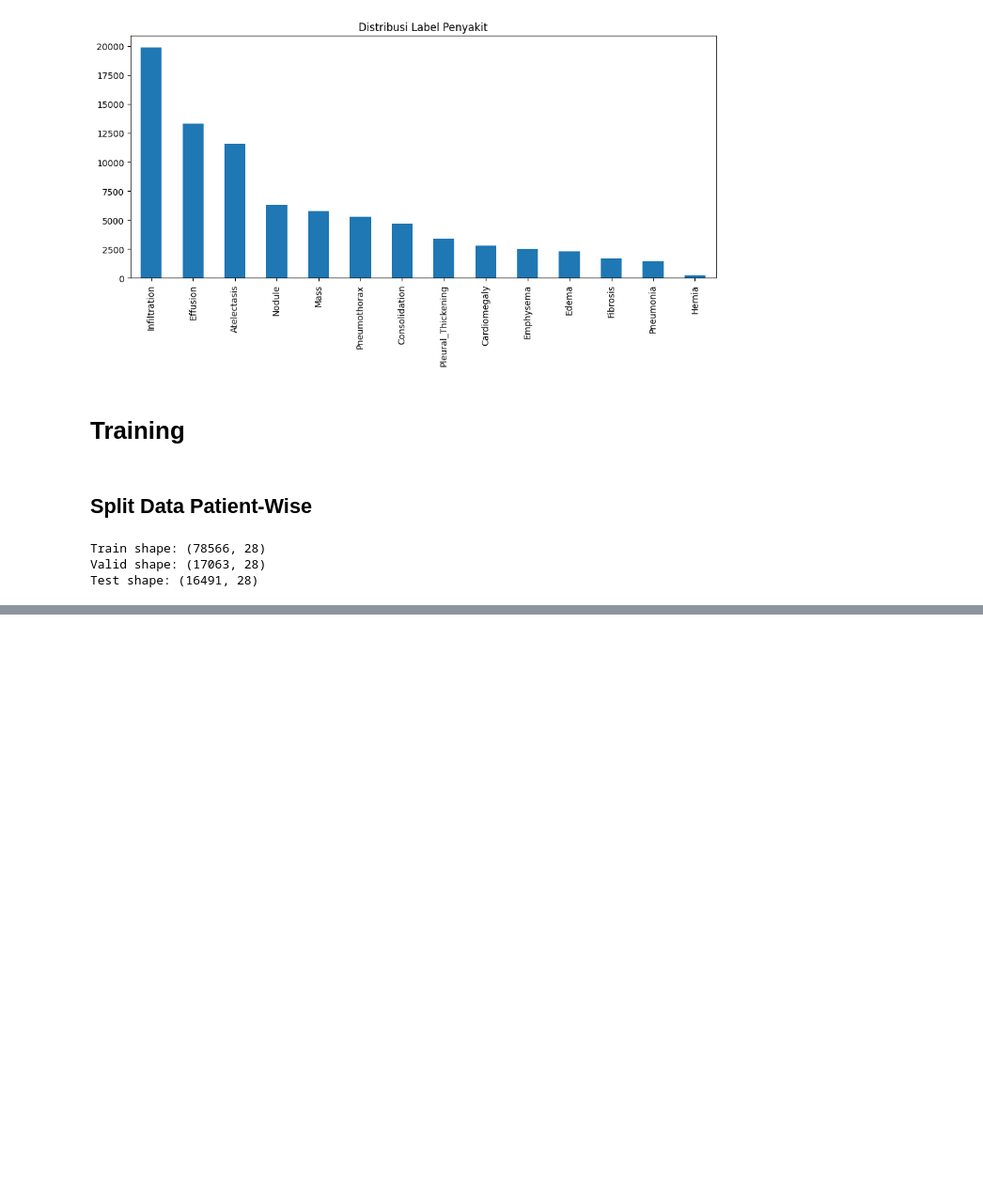
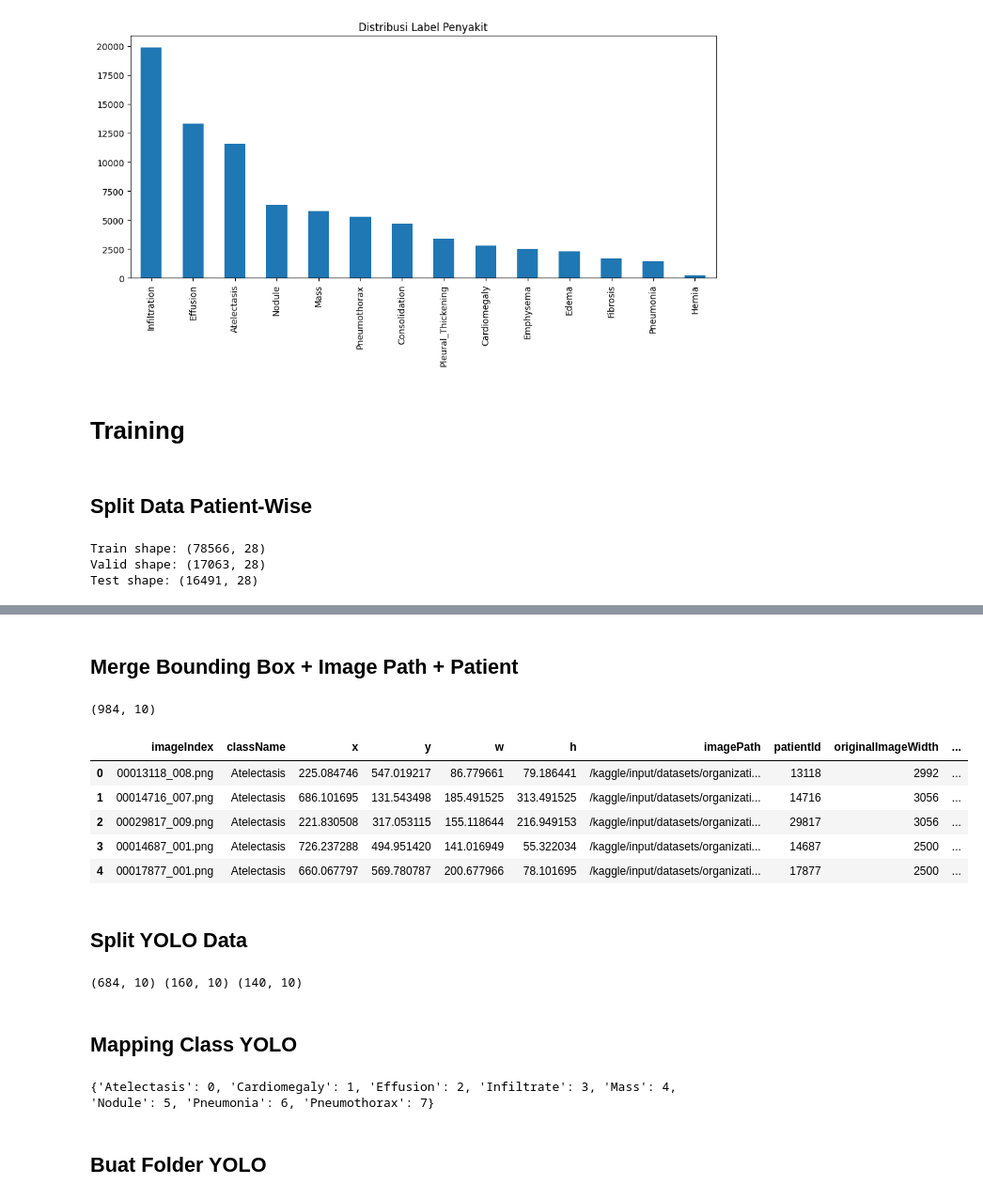
Before and after one commit to avezoor/ClassificationNIHChestXRays, a Jupyter notebook: models.ipynb, the cells around one changed output, grey strips where cells are left out. Shown at 94% size. Cells and saved outputs as stored; diff of their text form; code cells hidden in the pictures; blank space fills up the shorter version.

Commit message:
Kaggle Notebook | ClassificationNIHChestXRays | Version 1

```diff
--- a/models.ipynb
+++ b/models.ipynb
@@ -333,0 +515,9 @@ print(trainDs)
+# %%
+bboxDf = pd.read_csv(bboxPath)
+bboxDf = bboxDf.iloc[:, :6].copy()
+bboxDf.columns = ["imageIndex", "className", "x", "y", "w", "h"]
+
+for columnName in ["x", "y", "w", "h"]:
+    bboxDf[columnName] = pd.to_numeric(bboxDf[columnName], errors="coerce")
+
+bboxDf.head()
@@ -333,0 +531,57 @@ print(trainDs)
+# %% [markdown]
+## Merge Bounding Box + Image Path + Patient
+# %%
+bboxMergedDf = bboxDf.merge(imagePathDf, on="imageIndex", how="left")
+bboxMergedDf = bboxMergedDf.merge(
+    labelDf[["imageIndex", "patientId", "originalImageWidth", "originalImageHeight"]],
+    on="imageIndex",
+    how="left"
+)
+
+bboxMergedDf = bboxMergedDf.dropna(subset=["imagePath"]).reset_index(drop=True)
+
+print(bboxMergedDf.shape)
+bboxMergedDf.head()
+# %% [output]
+(984, 10)
+|  | imageIndex | className | x | y | w | h | imagePath | patientId | originalImageWidth | ... |
+| 0 | 00013118_008.png | Atelectasis | 225.084746 | 547.019217 | 86.779661 | 79.186441 | /kaggle/input/datasets/organizati... | 13118 | 2992 | ... |
+| 1 | 00014716_007.png | Atelectasis | 686.101695 | 131.543498 | 185.491525 | 313.491525 | /kaggle/input/datasets/organizati... | 14716 | 3056 | ... |
+| 2 | 00029817_009.png | Atelectasis | 221.830508 | 317.053115 | 155.118644 | 216.949153 | /kaggle/input/datasets/organizati... | 29817 | 3056 | ... |
+| 3 | 00014687_001.png | Atelectasis | 726.237288 | 494.951420 | 141.016949 | 55.322034 | /kaggle/input/datasets/organizati... | 14687 | 2500 | ... |
+| 4 | 00017877_001.png | Atelectasis | 660.067797 | 569.780787 | 200.677966 | 78.101695 | /kaggle/input/datasets/organizati... | 17877 | 2500 | ... |
+# %% [markdown]
+## Split YOLO Data
+# %%
+bboxPatientIds = bboxMergedDf["patientId"].dropna().unique()
+
+trainPatientsYolo, tempPatientsYolo = train_test_split(
+    bboxPatientIds,
+    test_size=0.30,
+    random_state=42
+)
+
+validPatientsYolo, testPatientsYolo = train_test_split(
+    tempPatientsYolo,
+    test_size=0.50,
+    random_state=42
+)
+
+trainBboxDf = bboxMergedDf[bboxMergedDf["patientId"].isin(trainPatientsYolo)].reset_index(drop=True)
+validBboxDf = bboxMergedDf[bboxMergedDf["patientId"].isin(validPatientsYolo)].reset_index(drop=True)
+testBboxDf = bboxMergedDf[bboxMergedDf["patientId"].isin(testPatientsYolo)].reset_index(drop=True)
+
+print(trainBboxDf.shape, validBboxDf.shape, testBboxDf.shape)
+# %% [output]
+(684, 10) (160, 10) (140, 10)
+# %% [markdown]
+## Mapping Class YOLO
+# %%
+classNames = sorted(bboxMergedDf["className"].dropna().unique().tolist())
+classToId = {name: index for index, name in enumerate(classNames)}
+
+print(classToId)
+# %% [output]
+{'Atelectasis': 0, 'Cardiomegaly': 1, 'Effusion': 2, 'Infiltrate': 3, 'Mass': 4, 'Nodule': 5, 'Pneumonia': 6, 'Pneumothorax': 7}
+# %% [markdown]
+## Buat Folder YOLO
```
Also changed, not shown: parts of 33 cells of this notebook.
